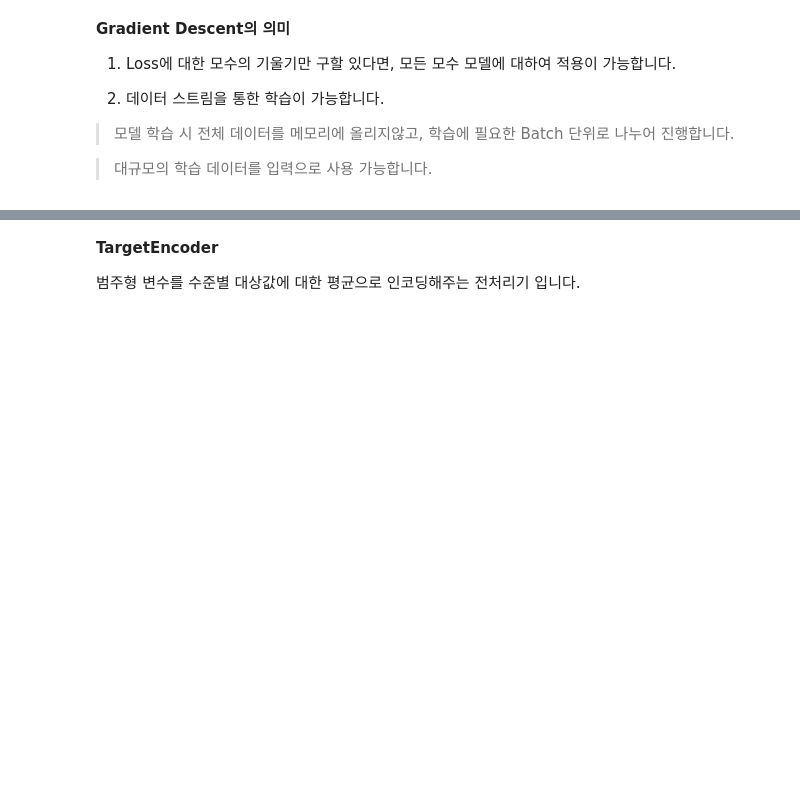
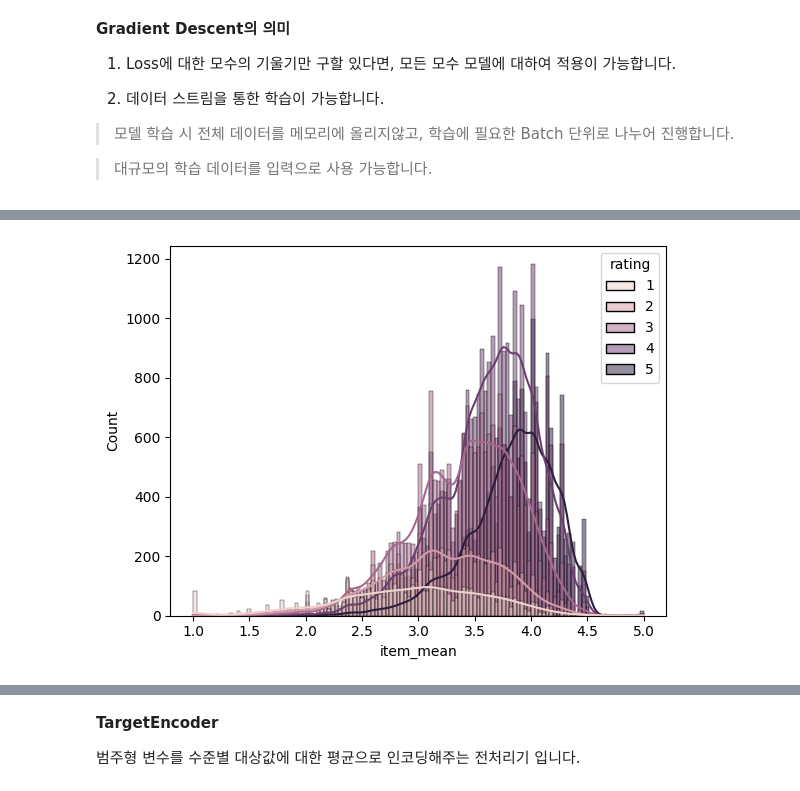
Before and after one commit to sunkusun9/rcmd_2409, a Jupyter notebook: 3. 머신 러닝.ipynb, the cells around one changed output, grey strips where cells are left out. Cells and saved outputs as stored; diff of their text form; code cells hidden in the pictures; blank space fills up the shorter version.

```diff
--- a/3. 머신 러닝.ipynb
+++ b/3. 머신 러닝.ipynb
@@ -588,2 +725,12 @@ df_train, df_test = train_test_split(df_ratings, train_size=0.8, random_state=12
+# %%
+s_item_mean = df_train.groupby('item id')['rating'].mean()
+df_train.assign(
+    item_mean = lambda x: x['item id'].map(s_item_mean),
+)[['item_mean', 'rating']].pipe(
+    lambda x: sns.histplot(x, x = 'item_mean', hue = 'rating', kde=True)
+)
+plt.show()
+# %% [output]
+[figure, added]
 # %%
 df_train.shape, df_test.shape
```
Also changed, not shown: parts of 48 cells of this notebook.
